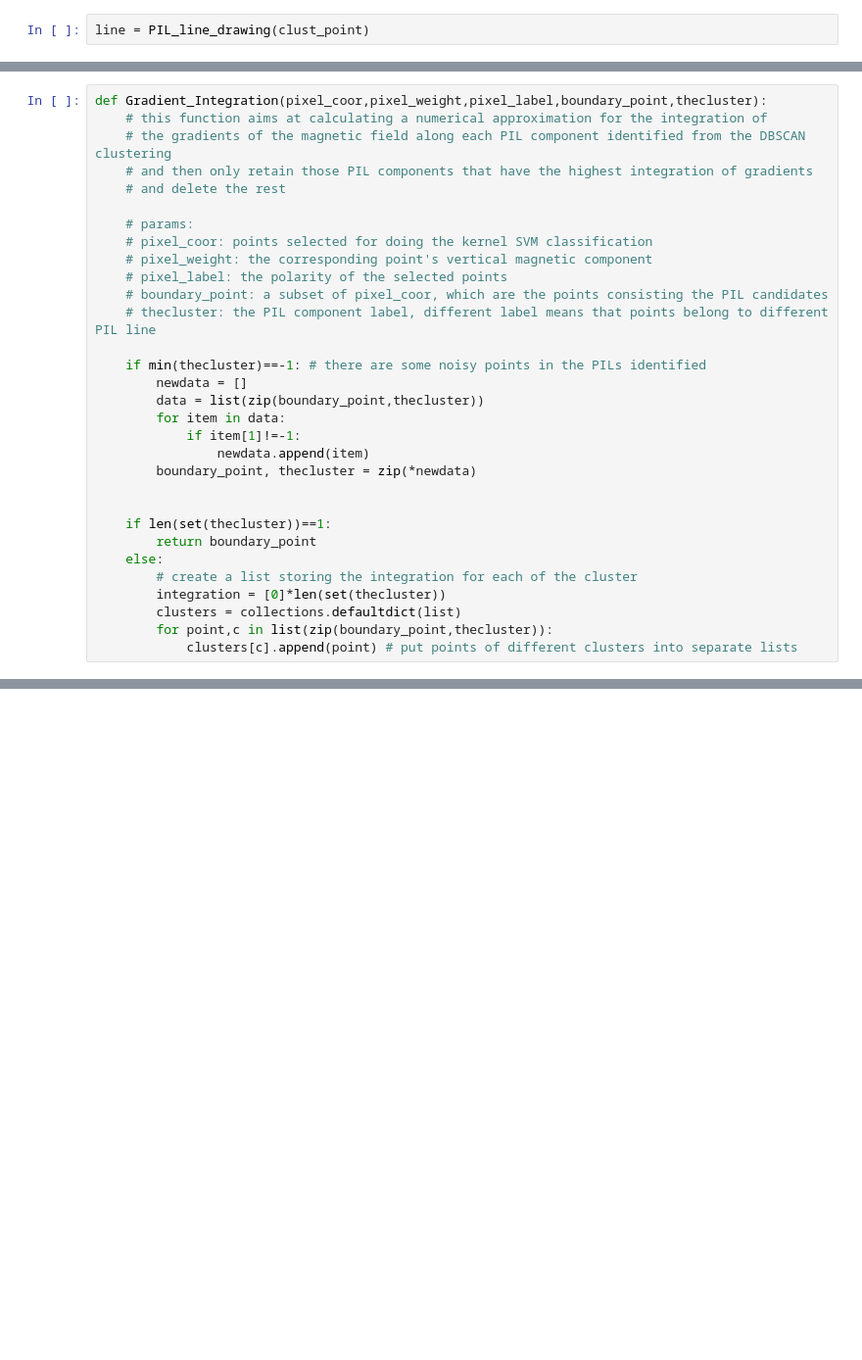
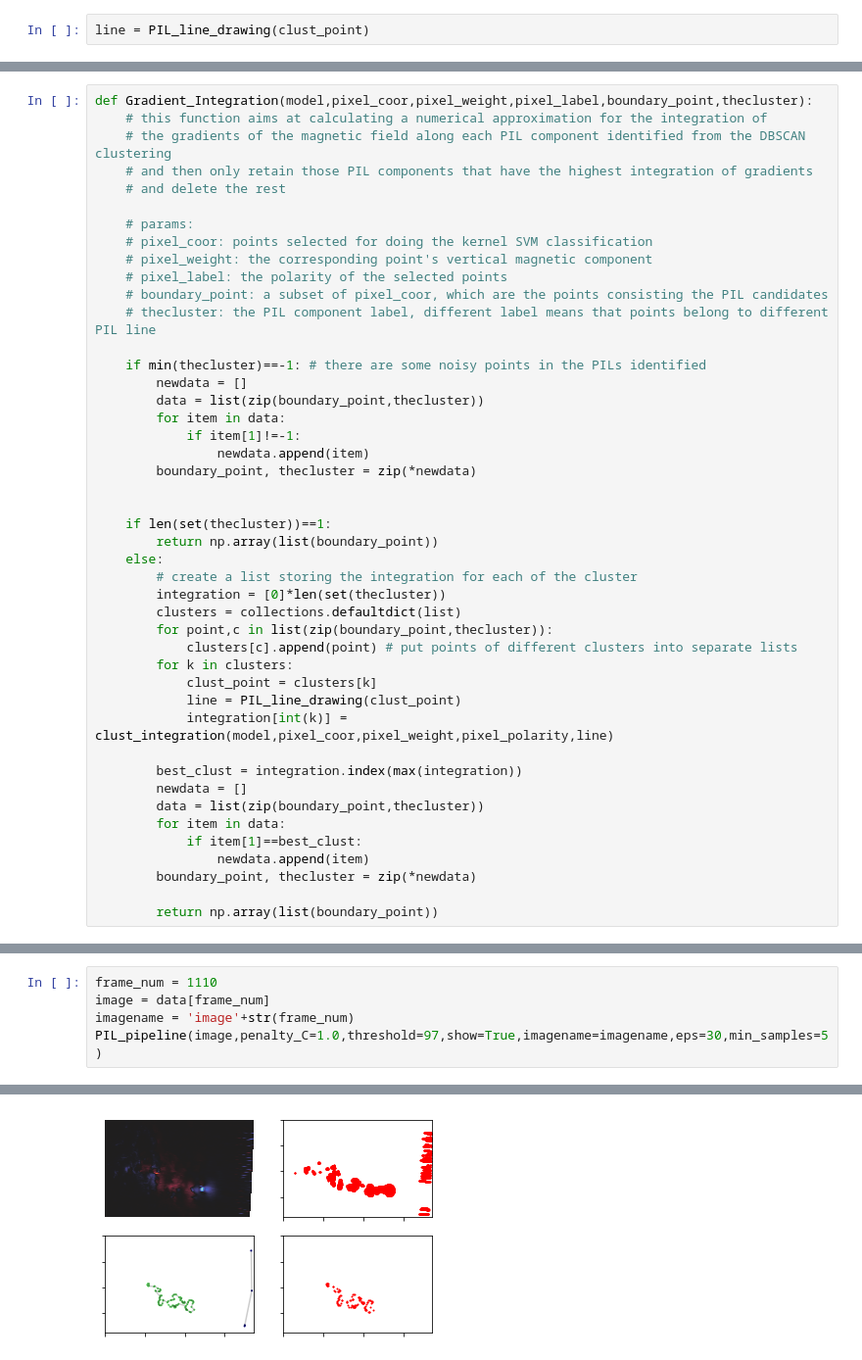
Before and after one commit to husun0822/BlueSky_Project, a Jupyter notebook: PIL/PIL_Core.ipynb, the cells around one changed output, grey strips where cells are left out. Shown at 98% size. Drawn from its saved outputs; the diff is of its cells as text; blank space fills up the shorter version.

```diff
--- a/PIL/PIL_Core.ipynb
+++ b/PIL/PIL_Core.ipynb
@@ -234,5 +384,5 @@ def clust_integration(pixel_coor,pixel_weight,pixel_label,clust_point):
 # %%
-def Gradient_Integration(pixel_coor,pixel_weight,pixel_label,boundary_point,thecluster):
+def Gradient_Integration(model,pixel_coor,pixel_weight,pixel_label,boundary_point,thecluster):
     # this function aims at calculating a numerical approximation for the integration of
     # the gradients of the magnetic field along each PIL component identified from the DBSCAN clustering
     # and then only retain those PIL components that have the highest integration of gradients
@@ -255,10 +405,24 @@ def Gradient_Integration(pixel_coor,pixel_weight,pixel_label,boundary_point,thec
 
 
     if len(set(thecluster))==1:
-        return boundary_point
+        return np.array(list(boundary_point))
     else:
         # create a list storing the integration for each of the cluster
         integration = [0]*len(set(thecluster))
         clusters = collections.defaultdict(list)
         for point,c in list(zip(boundary_point,thecluster)):
             clusters[c].append(point) # put points of different clusters into separate lists
+        for k in clusters:
+            clust_point = clusters[k]
+            line = PIL_line_drawing(clust_point)
+            integration[int(k)] = clust_integration(model,pixel_coor,pixel_weight,pixel_polarity,line)
+
+        best_clust = integration.index(max(integration))
+        newdata = []
+        data = list(zip(boundary_point,thecluster))
+        for item in data:
+            if item[1]==best_clust:
+                newdata.append(item)
+        boundary_point, thecluster = zip(*newdata)
+
+        return np.array(list(boundary_point))
@@ -340,0 +524,6 @@ Passing one of 'on', 'true', 'off', 'false' as a boolean is deprecated; use an a
+# %%
+frame_num = 1110
+image = data[frame_num]
+imagename = 'image'+str(frame_num)
+PIL_pipeline(image,penalty_C=1.0,threshold=97,show=True,imagename=imagename,eps=30,min_samples=5)
+# %% [output]
@@ -340,0 +542 @@ Passing one of 'on', 'true', 'off', 'false' as a boolean is deprecated; use an a
+[figure, added]
```
Also changed, not shown: parts of 22 cells of this notebook, 5 other files.
